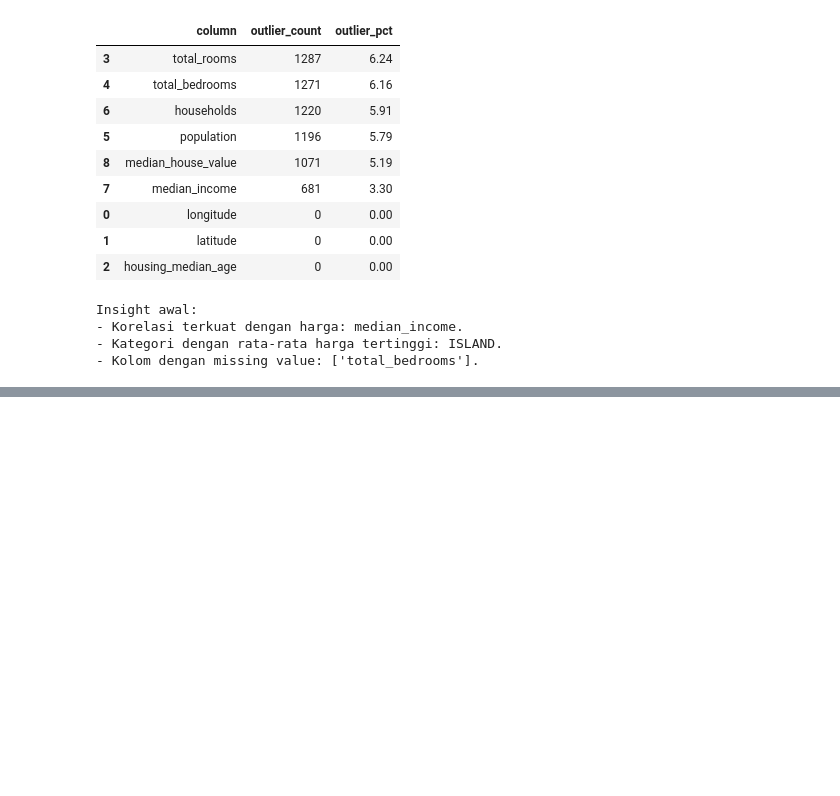
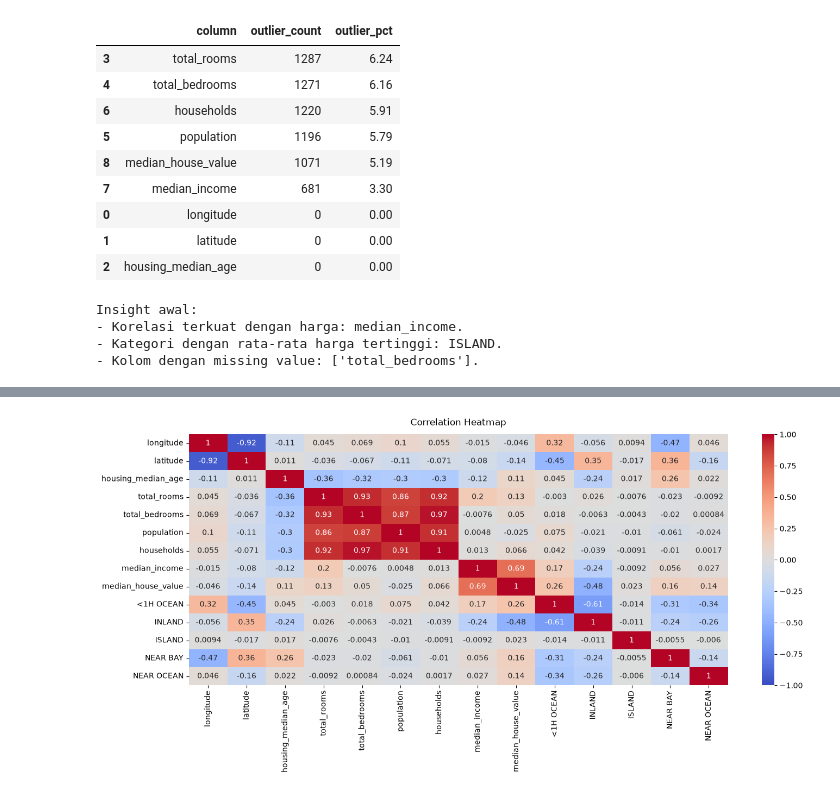
Before and after one commit to JuanRaphael/AgenPropertiLodan, a Jupyter notebook: notebooks/data_engineering.ipynb, the cells around one changed output, grey strips where cells are left out. Saved outputs shown, nothing was run; the diff lists cells and outputs as text; code cells hidden in the pictures; blank space fills up the shorter version.

```diff
--- a/notebooks/data_engineering.ipynb
+++ b/notebooks/data_engineering.ipynb
@@ -217,0 +231,4 @@ Insight awal:
+# %%
+encoded_data = raw_data.copy()
+
+encoded_data.head()
@@ -217,0 +242,7 @@ Insight awal:
+# %%
+encoded_data["total_bedrooms"] = encoded_data["total_bedrooms"].fillna(
+    encoded_data.groupby("ocean_proximity")["total_bedrooms"].transform("median")
+)
+
+null_check = encoded_data["total_bedrooms"].isnull().sum()
+print("Missing Value:", null_check)
@@ -217,0 +251,6 @@ Insight awal:
+# %%
+ocean_dummy = pd.get_dummies(encoded_data["ocean_proximity"], dtype=int)
+encoded_data = encoded_data.drop(columns=["ocean_proximity"])
+encoded_data = pd.concat([encoded_data, ocean_dummy], axis=1)
+
+encoded_data.head()
@@ -217,0 +264,14 @@ Insight awal:
+# %%
+plt.figure(figsize=(16, 6))
+
+heatmap = sns.heatmap(
+    encoded_data.corr(),
+    vmin=-1, vmax=1, annot=True,
+    cmap="coolwarm"
+)
+
+heatmap.set_title("Correlation Heatmap", fontdict={"fontsize":12}, pad=12)
+
+plt.show()
+# %% [output]
+[figure, added]
```
Also changed, not shown: parts of 12 cells of this notebook, 1 other file.
